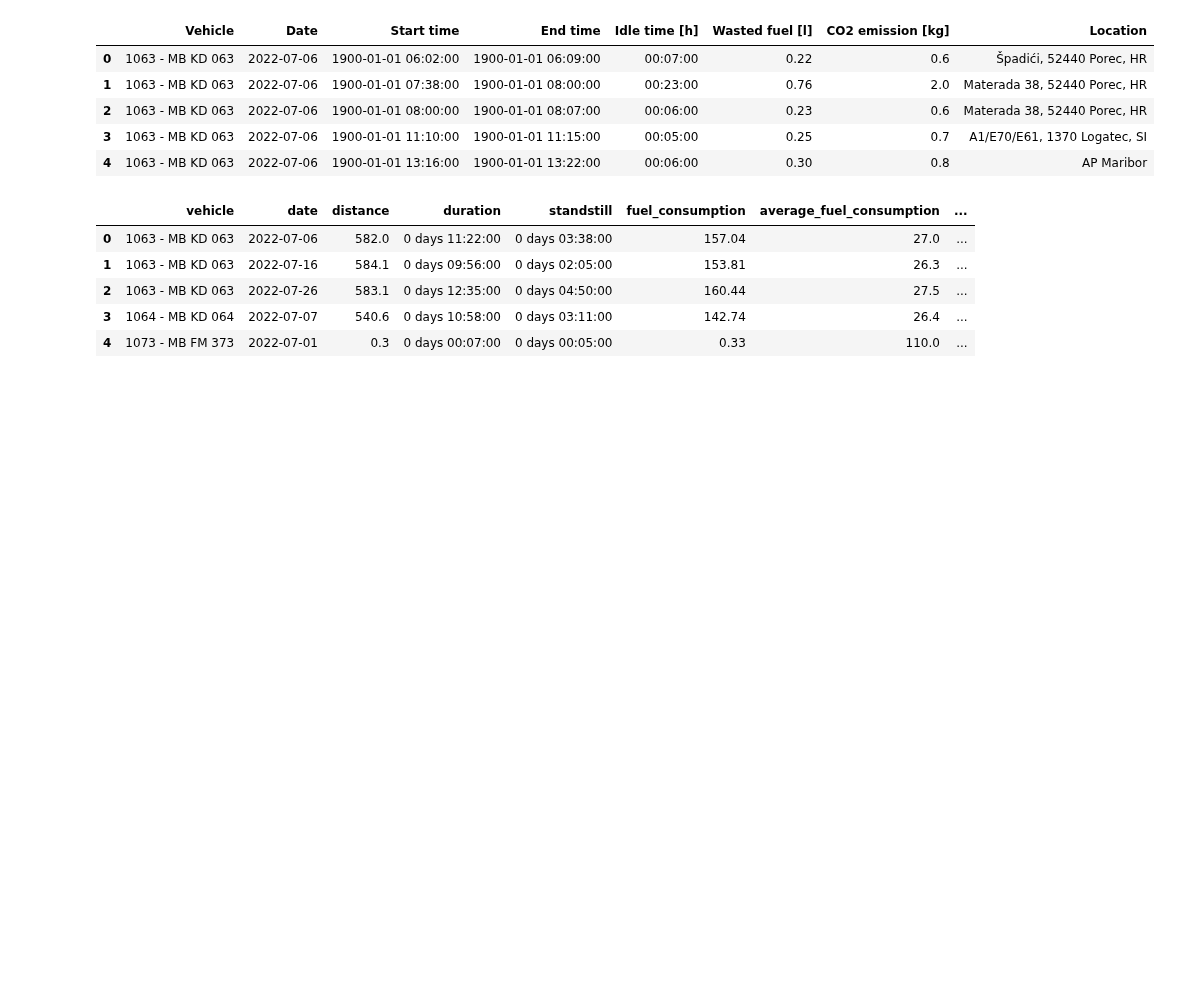
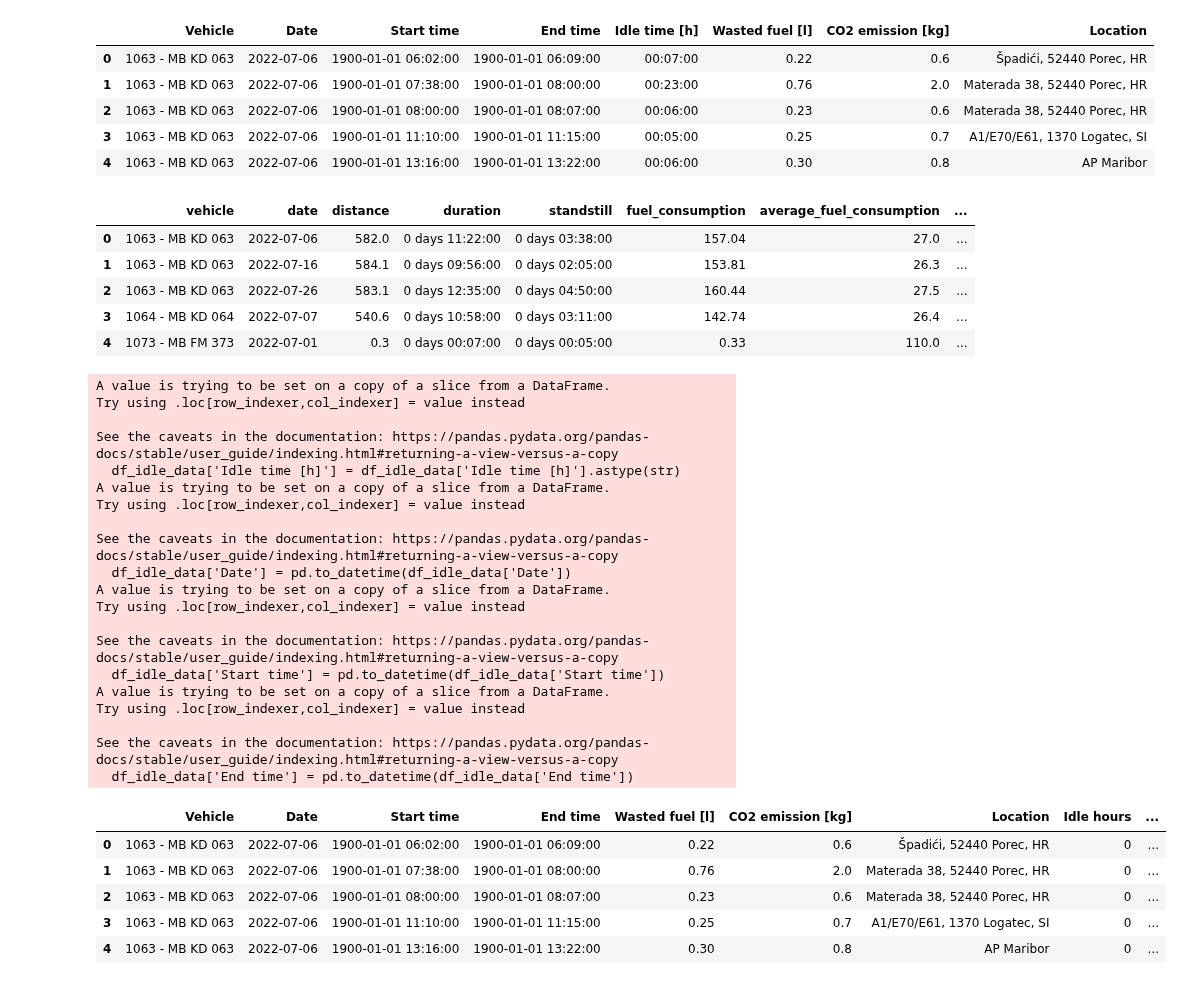
Before and after one commit to shineali1/Jupyter-Notebook-Files-Arriva, a Jupyter notebook: Bus Fuel Consumption Anomaly Detection Project.ipynb, the cells around one changed output. Cells and saved outputs as stored; diff of their text form; code cells hidden in the pictures; blank space fills up the shorter version.

Commit message:
Data Cleaning and Merging
The three dataframes were cleaned and merged. This might have to be reversed in the future after proper inspection of the three datasets.

```diff
--- a/Bus Fuel Consumption Anomaly Detection Project.ipynb
+++ b/Bus Fuel Consumption Anomaly Detection Project.ipynb
@@ -121,3 +121,56 @@ df_driving_data = df_driving_data[df_driving_data['actual_fuel_consumption'] <=
 
 # reset the index
 df_driving_data = df_driving_data.reset_index(drop=True)
+# %%
+# Cleaning the Idle Data dataframe
+
+# Remove any leading or trailing whitespaces from column names
+df_idle_data.columns = df_idle_data.columns.str.strip()
+
+#Convert the Idle Time column to str format
+df_idle_data['Idle time [h]'] = df_idle_data['Idle time [h]'].astype(str)
+# Convert date columns to datetime format
+df_idle_data['Date'] = pd.to_datetime(df_idle_data['Date'])
+df_idle_data['Start time'] = pd.to_datetime(df_idle_data['Start time'])
+df_idle_data['End time'] = pd.to_datetime(df_idle_data['End time'])
+
+# Split the Idle time column into hours and minutes columns
+df_idle_data[['Idle hours', 'Idle minutes','Idle seconds']] = df_idle_data['Idle time [h]'].str.split(':', expand=True).astype(int)
+
+# Drop the original Idle time column
+df_idle_data.drop('Idle time [h]', axis=1, inplace=True)
+df_idle_data.drop('Idle seconds', axis=1, inplace=True)
+# Drop any rows with missing values
+df_idle_data.dropna(inplace=True)
+
+# Reset the index of the dataframe
+df_idle_data.reset_index(drop=True, inplace=True)
+
+df_idle_data.head()
+# %% [output]
+A value is trying to be set on a copy of a slice from a DataFrame.
+Try using .loc[row_indexer,col_indexer] = value instead
+
+See the caveats in the documentation: https://pandas.pydata.org/pandas-docs/stable/user_guide/indexing.html#returning-a-view-versus-a-copy
+  df_idle_data['Idle time [h]'] = df_idle_data['Idle time [h]'].astype(str)
+A value is trying to be set on a copy of a slice from a DataFrame.
+Try using .loc[row_indexer,col_indexer] = value instead
+
+See the caveats in the documentation: https://pandas.pydata.org/pandas-docs/stable/user_guide/indexing.html#returning-a-view-versus-a-copy
+  df_idle_data['Date'] = pd.to_datetime(df_idle_data['Date'])
+A value is trying to be set on a copy of a slice from a DataFrame.
+Try using .loc[row_indexer,col_indexer] = value instead
+
+See the caveats in the documentation: https://pandas.pydata.org/pandas-docs/stable/user_guide/indexing.html#returning-a-view-versus-a-copy
+  df_idle_data['Start time'] = pd.to_datetime(df_idle_data['Start time'])
+A value is trying to be set on a copy of a slice from a DataFrame.
+Try using .loc[row_indexer,col_indexer] = value instead
+
+See the caveats in the documentation: https://pandas.pydata.org/pandas-docs/stable/user_guide/indexing.html#returning-a-view-versus-a-copy
+  df_idle_data['End time'] = pd.to_datetime(df_idle_data['End time'])
+|  | Vehicle | Date | Start time | End time | Wasted fuel [l] | CO2 emission [kg] | Location | Idle hours | ... |
+| 0 | 1063 - MB KD 063 | 2022-07-06 | 1900-01-01 06:02:00 | 1900-01-01 06:09:00 | 0.22 | 0.6 | Špadići, 52440 Porec, HR | 0 | ... |
+| 1 | 1063 - MB KD 063 | 2022-07-06 | 1900-01-01 07:38:00 | 1900-01-01 08:00:00 | 0.76 | 2.0 | Materada 38, 52440 Porec, HR | 0 | ... |
+| 2 | 1063 - MB KD 063 | 2022-07-06 | 1900-01-01 08:00:00 | 1900-01-01 08:07:00 | 0.23 | 0.6 | Materada 38, 52440 Porec, HR | 0 | ... |
+| 3 | 1063 - MB KD 063 | 2022-07-06 | 1900-01-01 11:10:00 | 1900-01-01 11:15:00 | 0.25 | 0.7 | A1/E70/E61, 1370 Logatec, SI | 0 | ... |
+| 4 | 1063 - MB KD 063 | 2022-07-06 | 1900-01-01 13:16:00 | 1900-01-01 13:22:00 | 0.30 | 0.8 | AP Maribor | 0 | ... |
```
Also changed, not shown: parts of 4 cells of this notebook.
